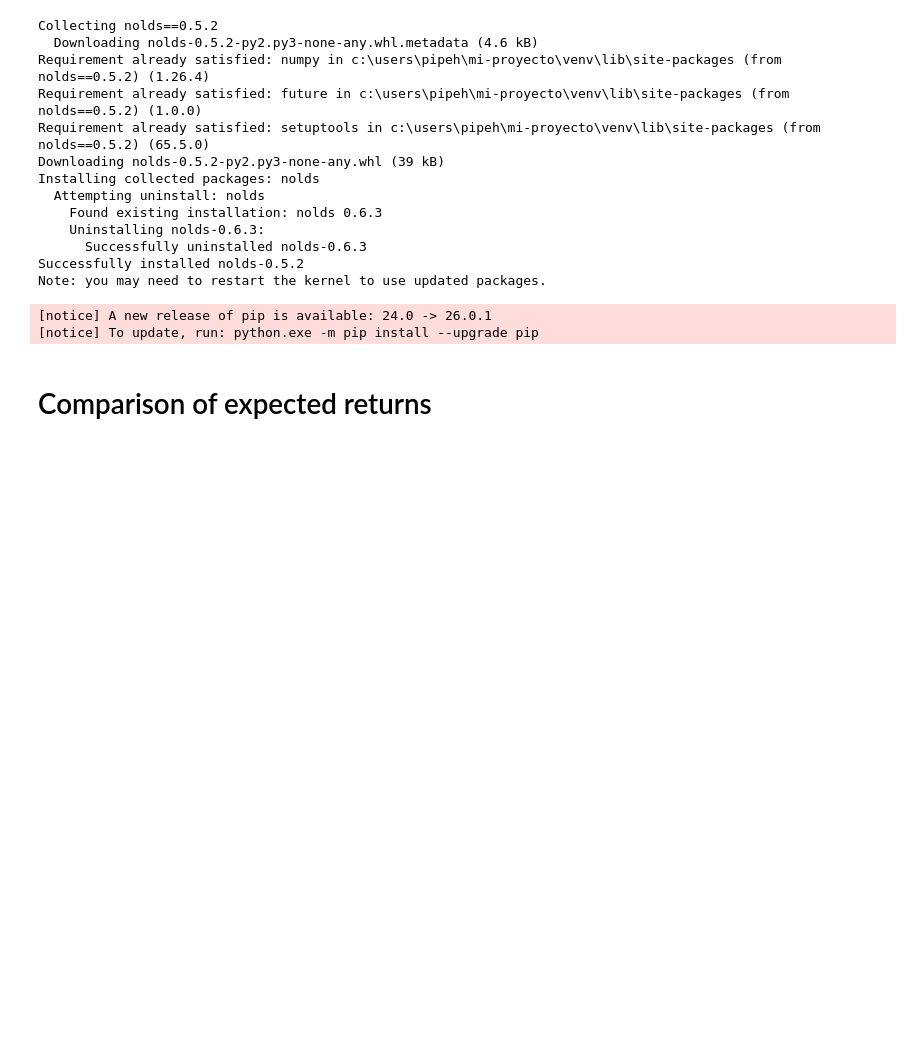
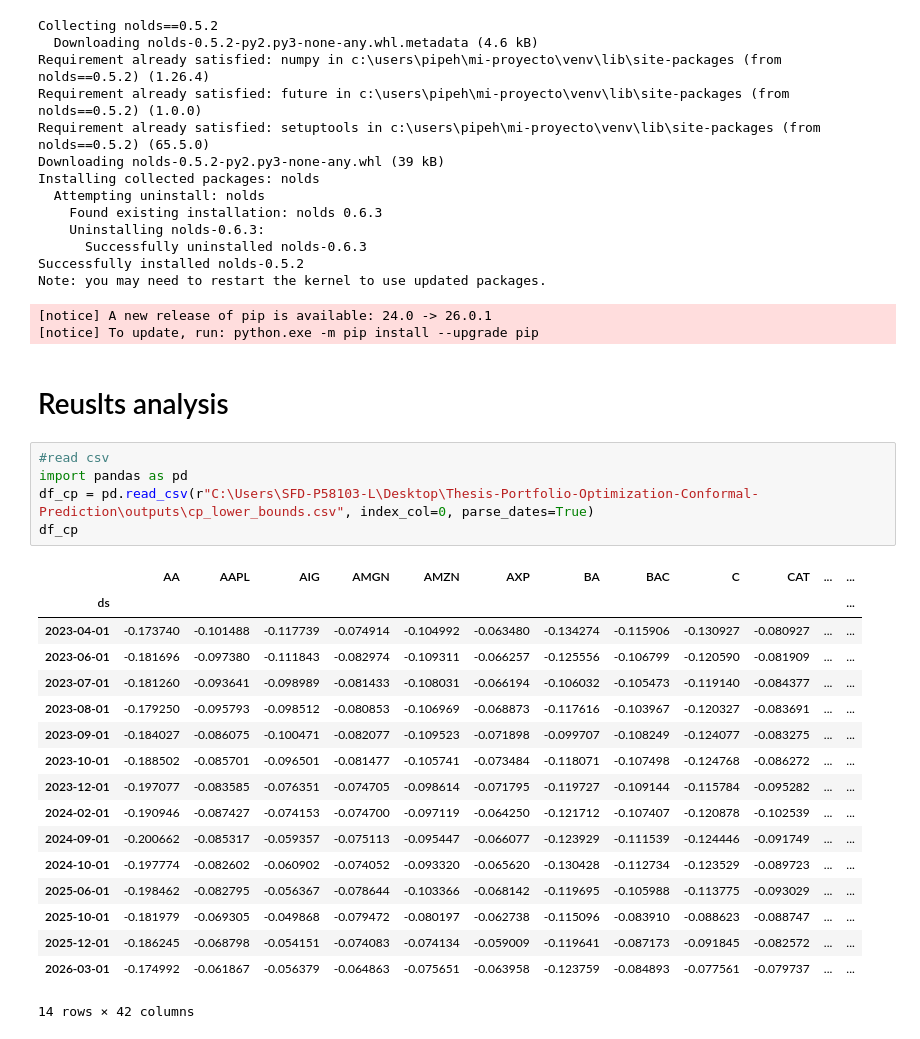
Before and after one commit to Fhamamep/Thesis-Portfolio-Optimization-Conformal-Prediction, a Jupyter notebook: Exploratory.ipynb, the cells around one changed output. Saved outputs shown, nothing was run; the diff lists cells and outputs as text; blank space fills up the shorter version.

```diff
--- a/Exploratory.ipynb
+++ b/Exploratory.ipynb
@@ -2163,5 +2163,28 @@ Successfully installed nolds-0.5.2
 Note: you may need to restart the kernel to use updated packages.
 [notice] A new release of pip is available: 24.0 -> 26.0.1
 [notice] To update, run: python.exe -m pip install --upgrade pip
-# %% [markdown]
-# Comparison of expected returns
+# %% [markdown]
+# Reuslts analysis
+# %%
+#read csv
+import pandas as pd
+df_cp = pd.read_csv(r"C:\Users\SFD-P58103-L\Desktop\Thesis-Portfolio-Optimization-Conformal-Prediction\outputs\cp_lower_bounds.csv", index_col=0, parse_dates=True)
+df_cp
+# %% [output]
+|  | AA | AAPL | AIG | AMGN | AMZN | AXP | BA | BAC | C | CAT | ... | ... |
+| ds |  |  |  |  |  |  |  |  |  |  |  | ... |
+| 2023-04-01 | -0.173740 | -0.101488 | -0.117739 | -0.074914 | -0.104992 | -0.063480 | -0.134274 | -0.115906 | -0.130927 | -0.080927 | ... | ... |
+| 2023-06-01 | -0.181696 | -0.097380 | -0.111843 | -0.082974 | -0.109311 | -0.066257 | -0.125556 | -0.106799 | -0.120590 | -0.081909 | ... | ... |
+| 2023-07-01 | -0.181260 | -0.093641 | -0.098989 | -0.081433 | -0.108031 | -0.066194 | -0.106032 | -0.105473 | -0.119140 | -0.084377 | ... | ... |
+| 2023-08-01 | -0.179250 | -0.095793 | -0.098512 | -0.080853 | -0.106969 | -0.068873 | -0.117616 | -0.103967 | -0.120327 | -0.083691 | ... | ... |
+| 2023-09-01 | -0.184027 | -0.086075 | -0.100471 | -0.082077 | -0.109523 | -0.071898 | -0.099707 | -0.108249 | -0.124077 | -0.083275 | ... | ... |
+| 2023-10-01 | -0.188502 | -0.085701 | -0.096501 | -0.081477 | -0.105741 | -0.073484 | -0.118071 | -0.107498 | -0.124768 | -0.086272 | ... | ... |
+| 2023-12-01 | -0.197077 | -0.083585 | -0.076351 | -0.074705 | -0.098614 | -0.071795 | -0.119727 | -0.109144 | -0.115784 | -0.095282 | ... | ... |
+| 2024-02-01 | -0.190946 | -0.087427 | -0.074153 | -0.074700 | -0.097119 | -0.064250 | -0.121712 | -0.107407 | -0.120878 | -0.102539 | ... | ... |
+| 2024-09-01 | -0.200662 | -0.085317 | -0.059357 | -0.075113 | -0.095447 | -0.066077 | -0.123929 | -0.111539 | -0.124446 | -0.091749 | ... | ... |
+| 2024-10-01 | -0.197774 | -0.082602 | -0.060902 | -0.074052 | -0.093320 | -0.065620 | -0.130428 | -0.112734 | -0.123529 | -0.089723 | ... | ... |
+| 2025-06-01 | -0.198462 | -0.082795 | -0.056367 | -0.078644 | -0.103366 | -0.068142 | -0.119695 | -0.105988 | -0.113775 | -0.093029 | ... | ... |
+| 2025-10-01 | -0.181979 | -0.069305 | -0.049868 | -0.079472 | -0.080197 | -0.062738 | -0.115096 | -0.083910 | -0.088623 | -0.088747 | ... | ... |
+| 2025-12-01 | -0.186245 | -0.068798 | -0.054151 | -0.074083 | -0.074134 | -0.059009 | -0.119641 | -0.087173 | -0.091845 | -0.082572 | ... | ... |
+| 2026-03-01 | -0.174992 | -0.061867 | -0.056379 | -0.064863 | -0.075651 | -0.063958 | -0.123759 | -0.084893 | -0.077561 | -0.079737 | ... | ... |
+14 rows × 42 columns
```
Also changed, not shown: parts of 1 cell of this notebook, 10 other files.
